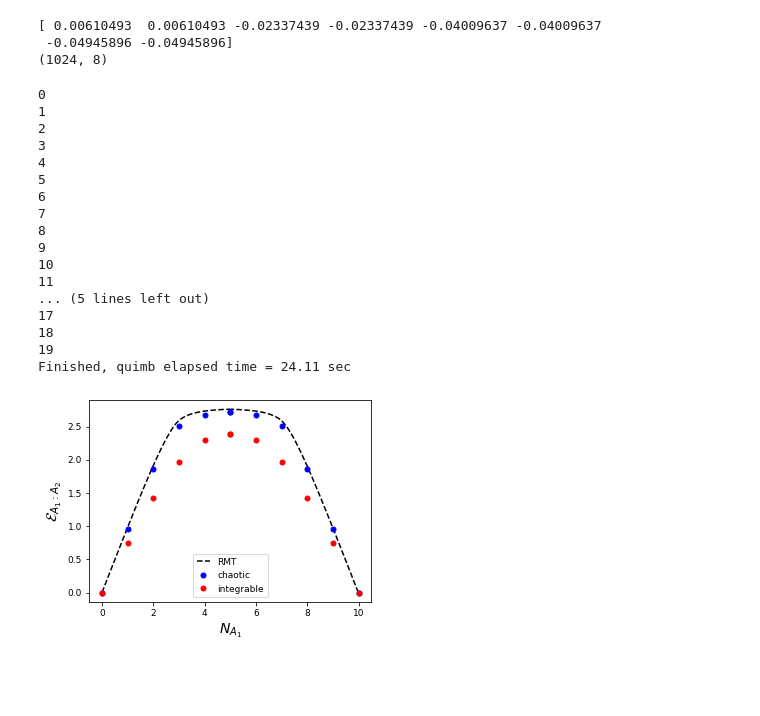
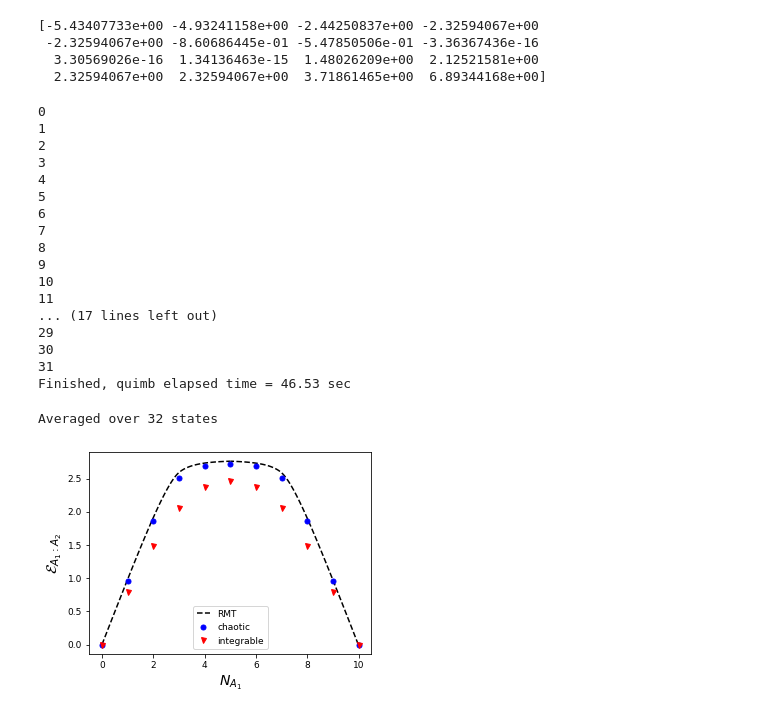
Before and after one commit to hassan-shap/RMT, a Jupyter notebook: spinchain.ipynb, the cells around one changed output. Drawn from its saved outputs; the diff is of its cells as text; code cells hidden in the pictures; blank space fills up the shorter version.

Commit message:
spin chain added

```diff
--- a/spinchain.ipynb
+++ b/spinchain.ipynb
@@ -120,13 +120,14 @@ Wall time: 1min 58s
 # %%
 print(ge)
-print(es.shape)
+# print(es.shape)
 # print(H1.shape)
 # %% [output]
-[ 0.00610493  0.00610493 -0.02337439 -0.02337439 -0.04009637 -0.04009637
- -0.04945896 -0.04945896]
-(1024, 8)
+[-5.43407733e+00 -4.93241158e+00 -2.44250837e+00 -2.32594067e+00
+ -2.32594067e+00 -8.60686445e-01 -5.47850506e-01 -3.36367436e-16
+  3.30569026e-16  1.34136463e-15  1.48026209e+00  2.12521581e+00
+  2.32594067e+00  2.32594067e+00  3.71861465e+00  6.89344168e+00]
 # %%
-dN=10
+dN=16
 Na=10
 Nb = L-Na
 states=np.arange(2**(L-1)-dN,2**(L-1)+dN)
@@ -156,11 +157,10 @@ for i_s in range(len(states)):
 elapsed = time.time() - t_timer
 print("Finished, quimb elapsed time = %.2f " % (elapsed)+ "sec")
 
-# f1= 'LN_r_%d_NA_%d_NB_%d.npz' % (r,Lab,Lc)
-# out_dir = 'LN_figs/'
-# fname = out_dir+f1
-# np.savez(fname, logneg=neg_q)
-# print(neg_q)
+f1= 'spinchain_NA_%d_NB_%d.npz' % (Na,Nb)
+out_dir = 'LN_figs/'
+fname = out_dir+f1
+# np.savez(fname, neg_q=neg_q, neg_q0=neg_q0)
 
 R12_list=np.linspace(0.0,0.499,101)
 logneg=np.zeros(len(R12_list))
@@ -186,53 +186,54 @@ for i_1 in range(len(R12_list)-1):
 9
 10
 11
-... (5 lines left out)
-17
-18
-19
-Finished, quimb elapsed time = 24.11 sec
+... (17 lines left out)
+29
+30
+31
+Finished, quimb elapsed time = 46.53 sec
 # %%
-# f1= 'LN_r_%d_NA_%d_NB_%d.npz' % (r,Lab,Lc)
-# fname = out_dir+f1
-# if path.exists(fname):
-#     npzfile = np.load(fname)
-#     neg_q=npzfile['logneg']
-#     print('Averaged over %d reps' % (np.size(neg_q,1)))
+f1= 'LN_figs/spinchain_NA_%d_NB_%d.npz' % (Na,Nb)
+if path.exists(fname):
+    npzfile = np.load(fname)
+    neg_q=npzfile['neg_q']
+    neg_q0=npzfile['neg_q0']
+    print('Averaged over %d states' % (np.size(neg_q,1)))
 
 
 plt.figure(figsize=(4.8,3.6))
 fsize=9
 plt.rcParams.update({'font.size': fsize})
 
 plt.plot(R12_list*Na,logneg,'k--')
 plt.plot((0.5+R12_list[::-1])*Na,logneg,'k--',label='RMT')
 
 # logneg_q_avg=np.log2(2*np.mean(neg_q,axis=1)+1)
 logneg_q_avg= np.mean(neg_q,axis=1)
 logneg_q0_avg= np.mean(neg_q0,axis=1)
 
 msize=5
-plt.plot(np.arange(0,int(Na)/2+1), logneg_q_avg, 'bo', markersize=msize,label='chaotic')
+plt.plot(np.arange(0,int(Na)/2), logneg_q_avg[0:5], 'bo', markersize=msize,label='chaotic')
 plt.plot(int(Na)/2+np.arange(0,int(Na)/2+1), logneg_q_avg[::-1], 'bo', markersize=msize)
 
-plt.plot(np.arange(0,int(Na)/2+1), logneg_q0_avg, 'ro', markersize=msize,label='integrable')
-plt.plot(int(Na)/2+np.arange(0,int(Na)/2+1), logneg_q0_avg[::-1], 'ro', markersize=msize)
+plt.plot(np.arange(0,int(Na)/2), logneg_q0_avg[0:5], 'ro', marker='v', markersize=msize,label='integrable')
+plt.plot(int(Na)/2+np.arange(0,int(Na)/2+1), logneg_q0_avg[::-1], 'ro',marker='v' , markersize=msize)
 
 # yplot= np.array([0, 0.8482, 1.2754, 1.5003, 1.5529, 1.5628, 1.5530, 1.5002, 1.2753, 0.8481, 0.0000])/np.log(2)
 yplot=[0, 0.9632, 1.8613, 2.5124, 2.6872, 2.7209, 2.6874, 2.5123, 1.8609, 0.9631, 0.0000]
 # plt.plot(np.arange(0,11), yplot, 'rx',label='J')
 
 # plt.title('$N_A$=%d' % (Na))
 plt.xlabel(r'$N_{A_1}$',fontsize = fsize+5)
 plt.ylabel(r'${\cal E}_{A_1:A_2}$',fontsize = fsize+6)
 
 # plt.ylim(0,5.)
 # plt.xlim(0,int(Lab)/2+1)
 plt.legend(fontsize=fsize,handlelength=1.5,loc='lower center')
 plt.tight_layout()
-plt.savefig('figs/spin_chain_Na_%d_Nb_%d.pdf' % (Na,Nb))
+# plt.savefig('figs/spin_chain_Na_%d_Nb_%d.pdf' % (Na,Nb))
 plt.show()
 # %% [output]
+Averaged over 32 states
-[figure, old version]
+[figure, new version]
 # %%
 print(neg_q)
```
Also changed, not shown: parts of 1 cell of this notebook, 3 other files.
